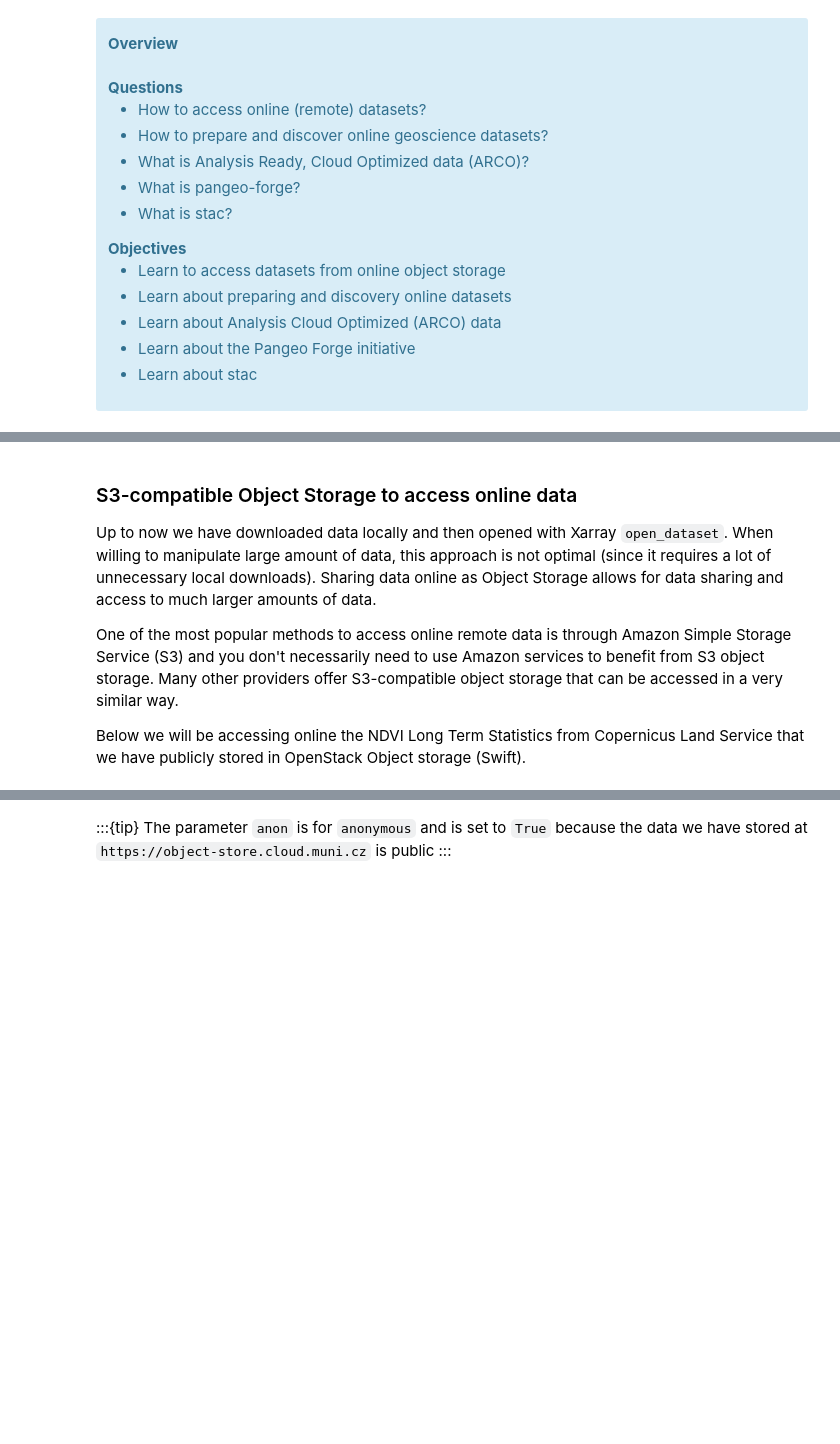
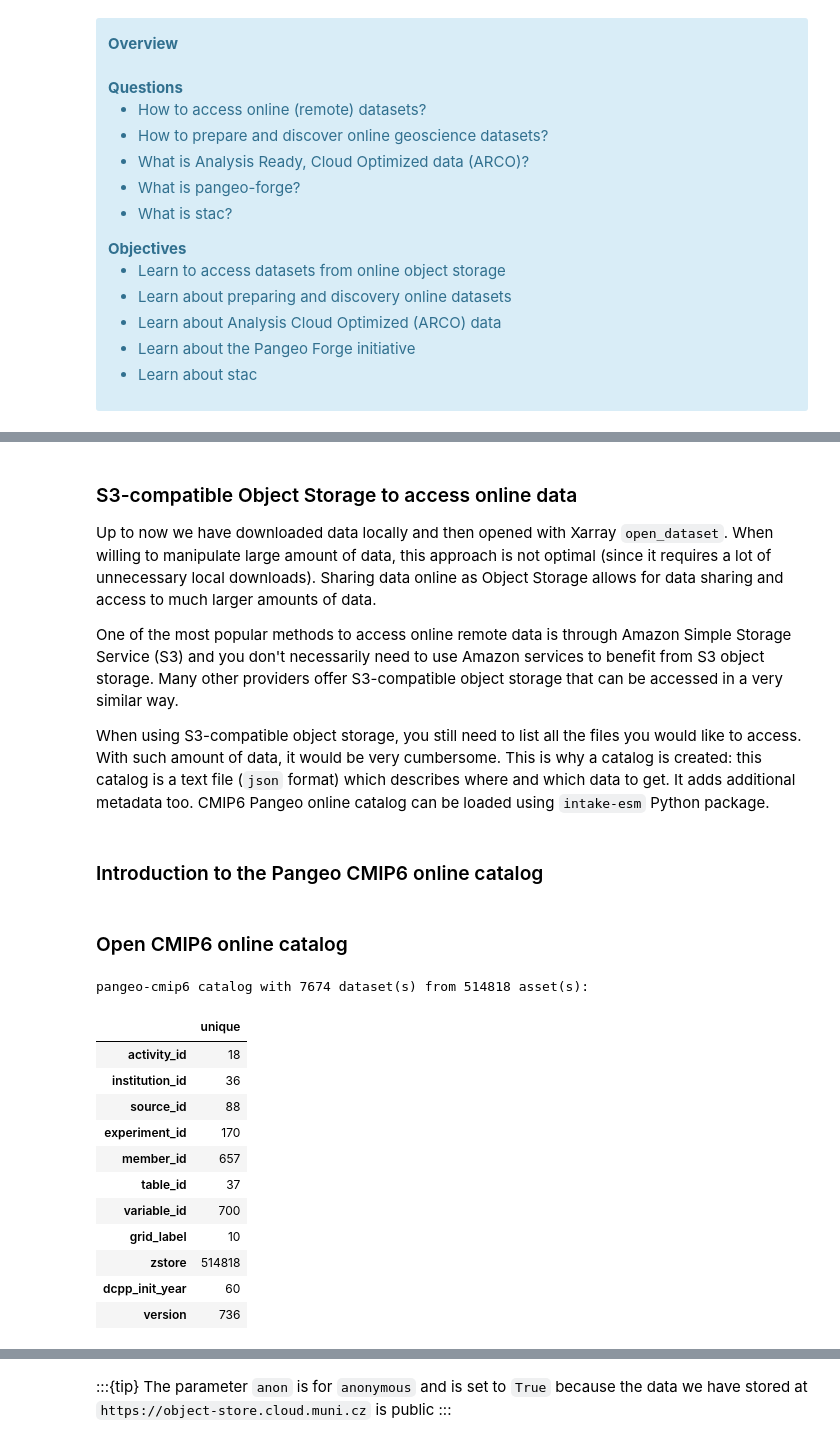
Before and after one commit to pangeo-data/escience-2022, a Jupyter notebook: tutorial/pangeo101/data_discovery.ipynb, the cells around one changed output, grey strips where cells are left out. Cells and saved outputs as stored; diff of their text form; code cells hidden in the pictures; blank space fills up the shorter version.

Commit message:
access online catalog

```diff
--- a/tutorial/pangeo101/data_discovery.ipynb
+++ b/tutorial/pangeo101/data_discovery.ipynb
@@ -60,4 +99,31 @@ Up to now we have downloaded data locally and then opened with Xarray `open_data
 
 One of the most popular methods to access online remote data is through Amazon Simple Storage Service (S3) and you don't necessarily need to use Amazon services to benefit from S3 object storage. Many other providers offer S3-compatible object storage that can be accessed in a very similar way.
 
-Below we will be accessing online the NDVI Long Term Statistics from Copernicus Land Service that we have publicly stored in OpenStack Object storage (Swift).
+When using S3-compatible object storage, you still need to list all the files you would like to access. With such amount of data, it would be very cumbersome. This is why a catalog is created: this catalog is a text file (`json` format) which describes where and which data to get. It adds additional metadata too. CMIP6 Pangeo online catalog can be loaded using `intake-esm` Python package.
+# %% [markdown]
+### Introduction to the Pangeo CMIP6 online catalog
+# %%
+import xarray as xr
+xr.set_options(display_style='html')
+import intake
+import cftime
+# %% [markdown]
+### Open CMIP6 online catalog
+# %%
+cat_url = "https://storage.googleapis.com/cmip6/pangeo-cmip6.json"
+col = intake.open_esm_datastore(cat_url)
+col
+# %% [output]
+pangeo-cmip6 catalog with 7674 dataset(s) from 514818 asset(s):
+|  | unique |
+| activity_id | 18 |
+| institution_id | 36 |
+| source_id | 88 |
+| experiment_id | 170 |
+| member_id | 657 |
+| table_id | 37 |
+| variable_id | 700 |
+| grid_label | 10 |
+| zstore | 514818 |
+| dcpp_init_year | 60 |
+| version | 736 |
```
Also changed, not shown: parts of 45 cells of this notebook.
